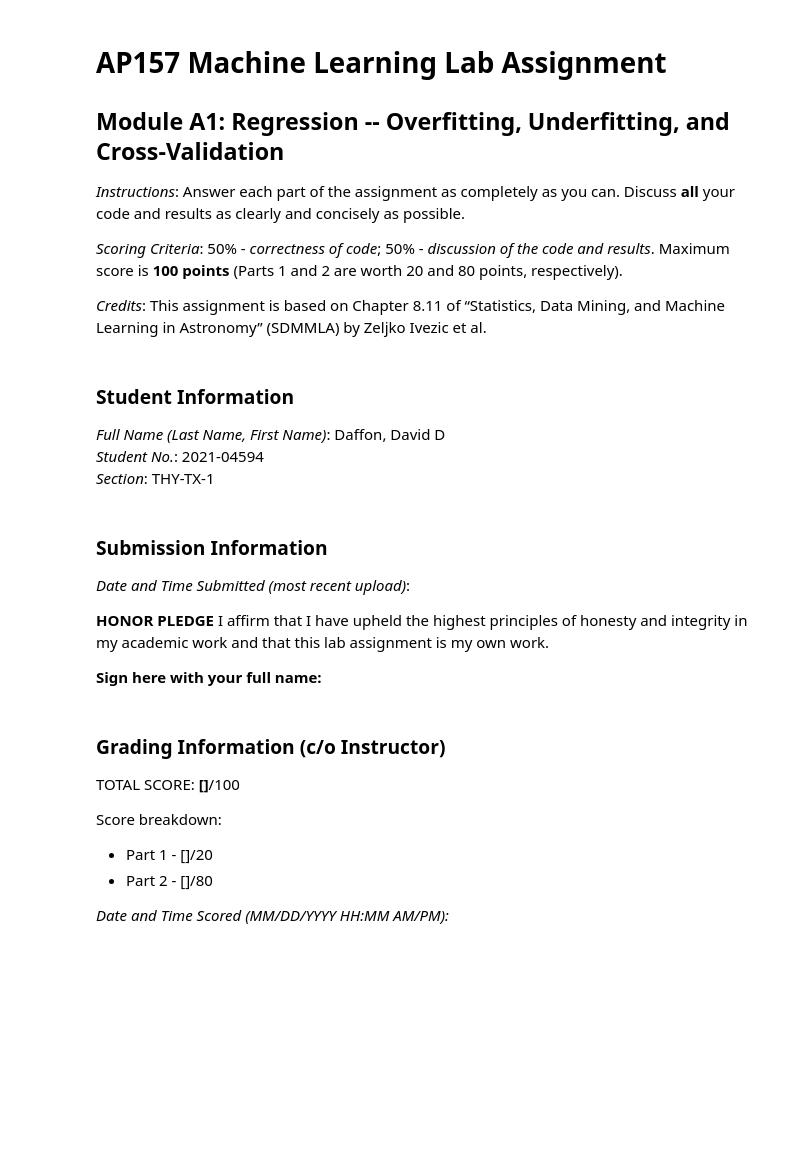
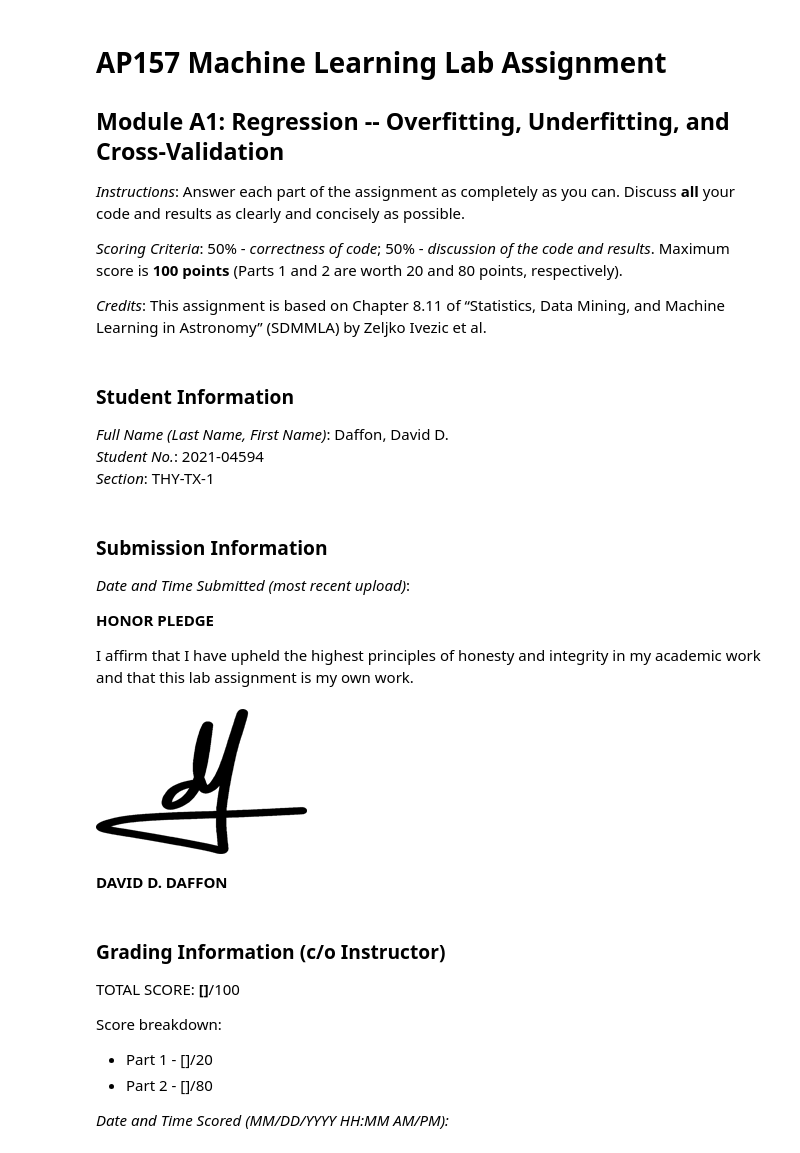
Before and after one commit to davidsaurus/AP_157_Lab, a Jupyter notebook: Daffon_AP157_lab_assignment_A1.ipynb, the cells around one changed output. Drawn from its saved outputs; the diff is of its cells as text; code cells hidden in the pictures; blank space fills up the shorter version.

```diff
--- a/Daffon_AP157_lab_assignment_A1.ipynb
+++ b/Daffon_AP157_lab_assignment_A1.ipynb
@@ -10,7 +10,7 @@ _Credits_: This assignment is based on Chapter 8.11 of “Statistics, Data Minin
 # %% [markdown]
 ### Student Information
 
-_Full Name (Last Name, First Name)_: Daffon, David D \
+_Full Name (Last Name, First Name)_: Daffon, David D. \
 _Student No._: 2021-04594 \
 _Section_: THY-TX-1
 # %% [markdown]
@@ -18,9 +18,16 @@ _Section_: THY-TX-1
 
 _Date and Time Submitted (most recent upload)_:
 
-**HONOR PLEDGE** I affirm that I have upheld the highest principles of honesty and integrity in my academic work and that this lab assignment is my own work.
+**HONOR PLEDGE**
 
-**Sign here with your full name:**
+I affirm that I have upheld the highest principles of honesty and integrity in my academic work and that this lab assignment is my own work.
+# %%
+from IPython.display import Image #run cell to display e-sig
+Image(filename="sig.png")
+# %% [output]
+[figure, added]
+# %% [markdown]
+**DAVID D. DAFFON**
 # %% [markdown]
 ### Grading Information (c/o Instructor)
 
```
Also changed, not shown: parts of 1 cell of this notebook, 2 other files.
